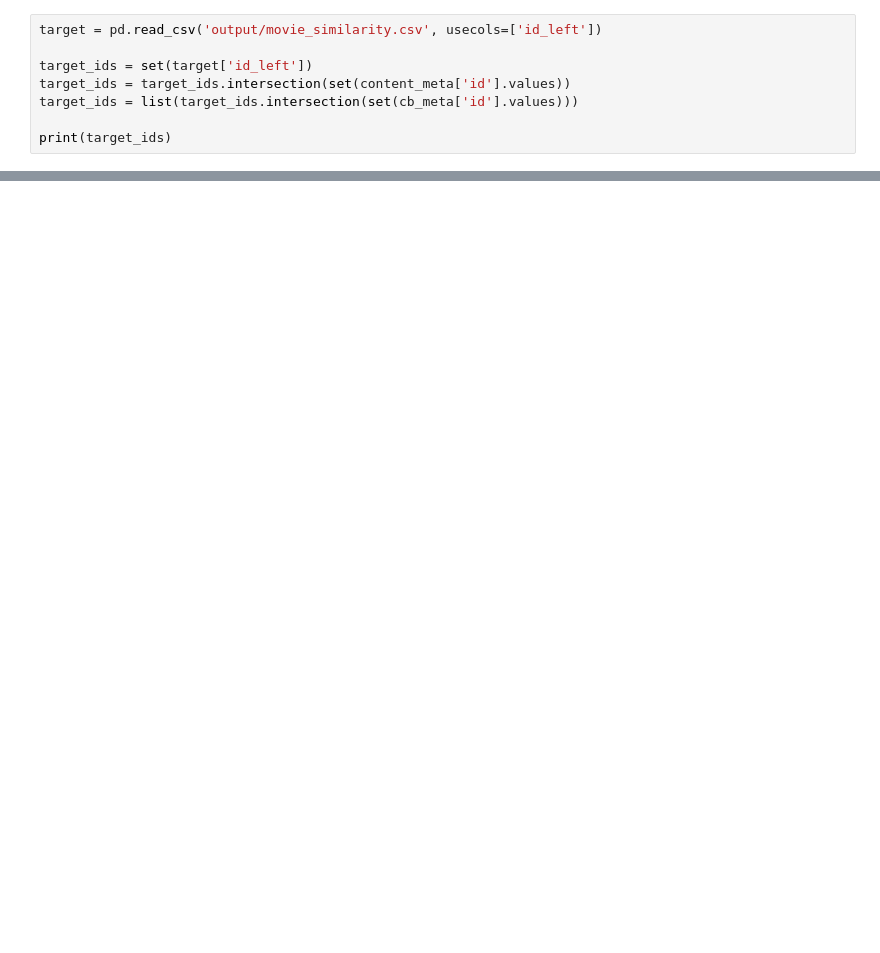
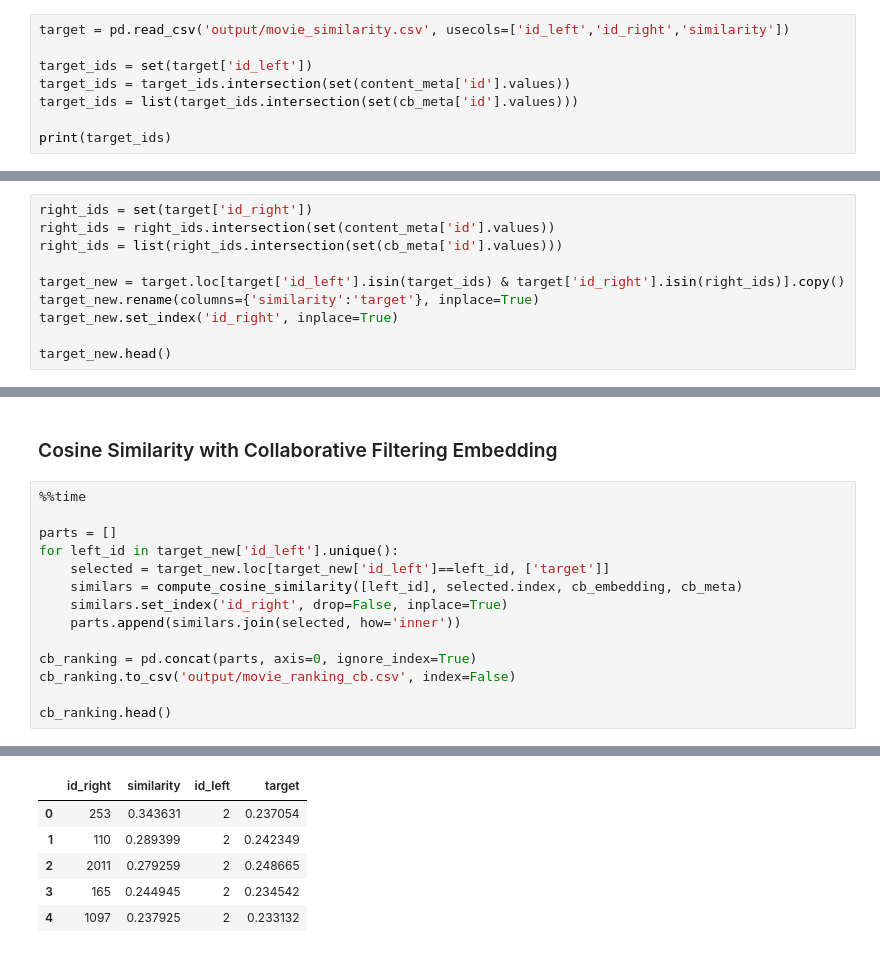
Before and after one commit to davpinto/ml-eng-project, a Jupyter notebook: 06-similarity-match-with-ann.ipynb, the cells around one changed output, grey strips where cells are left out. Cells and saved outputs as stored; diff of their text form; blank space fills up the shorter version.

```diff
--- a/06-similarity-match-with-ann.ipynb
+++ b/06-similarity-match-with-ann.ipynb
@@ -113,5 +127,5 @@ display(pd.merge(similars, content_meta, left_on='id_right', right_on='id', how=
 # %%
-target = pd.read_csv('output/movie_similarity.csv', usecols=['id_left'])
+target = pd.read_csv('output/movie_similarity.csv', usecols=['id_left','id_right','similarity'])
 
 target_ids = set(target['id_left'])
 target_ids = target_ids.intersection(set(content_meta['id'].values))
@@ -158,0 +181,10 @@ Wall time: 187 ms
+# %%
+right_ids = set(target['id_right'])
+right_ids = right_ids.intersection(set(content_meta['id'].values))
+right_ids = list(right_ids.intersection(set(cb_meta['id'].values)))
+
+target_new = target.loc[target['id_left'].isin(target_ids) & target['id_right'].isin(right_ids)].copy()
+target_new.rename(columns={'similarity':'target'}, inplace=True)
+target_new.set_index('id_right', inplace=True)
+
+target_new.head()
@@ -158,0 +199,17 @@ Wall time: 187 ms
+# %% [markdown]
+### Cosine Similarity with Collaborative Filtering Embedding
+# %%
+%%time
+
+parts = []
+for left_id in target_new['id_left'].unique():
+    selected = target_new.loc[target_new['id_left']==left_id, ['target']]
+    similars = compute_cosine_similarity([left_id], selected.index, cb_embedding, cb_meta)
+    similars.set_index('id_right', drop=False, inplace=True)
+    parts.append(similars.join(selected, how='inner'))
+
+cb_ranking = pd.concat(parts, axis=0, ignore_index=True)
+cb_ranking.to_csv('output/movie_ranking_cb.csv', index=False)
+
+cb_ranking.head()
+# %% [output]
@@ -158,0 +218,6 @@ Wall time: 187 ms
+|  | id_right | similarity | id_left | target |
+| 0 | 253 | 0.343631 | 2 | 0.237054 |
+| 1 | 110 | 0.289399 | 2 | 0.242349 |
+| 2 | 2011 | 0.279259 | 2 | 0.248665 |
+| 3 | 165 | 0.244945 | 2 | 0.234542 |
+| 4 | 1097 | 0.237925 | 2 | 0.233132 |
```
Also changed, not shown: parts of 30 cells of this notebook, 5 other files.
